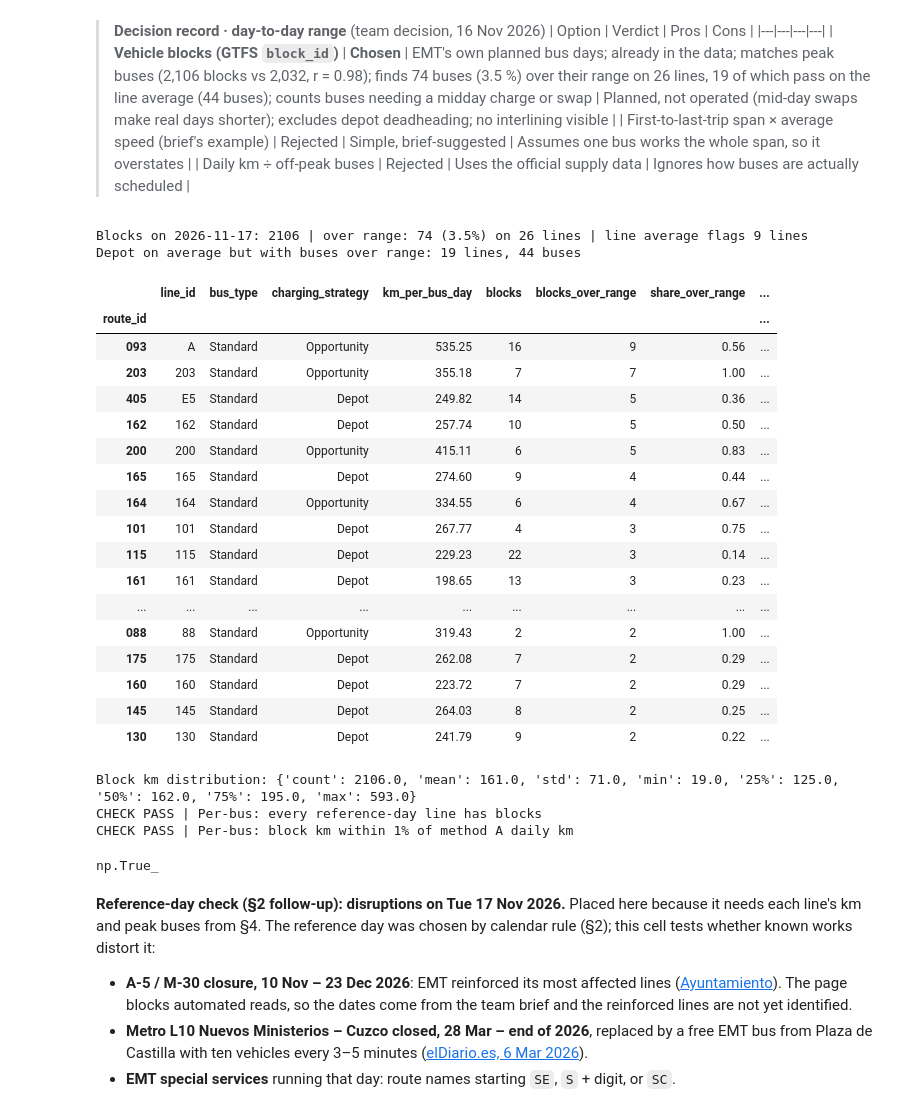
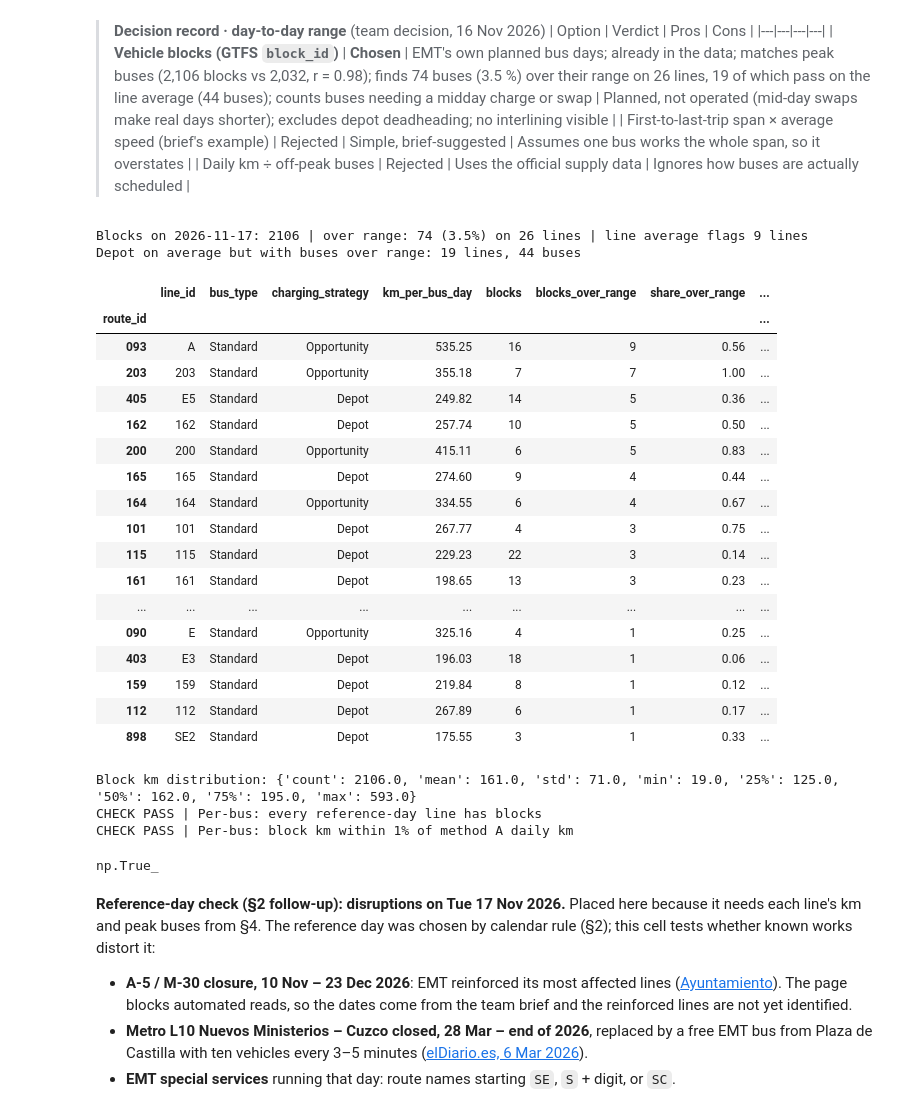
Before and after one commit to ella-garcia/madrid-bus-electrification, a Jupyter notebook: notebooks/01_Madrid_Electrification_Main.ipynb, the cells around one changed output. Drawn from its saved outputs; the diff is of its cells as text; code cells hidden in the pictures.

```diff
--- a/notebooks/01_Madrid_Electrification_Main.ipynb
+++ b/notebooks/01_Madrid_Electrification_Main.ipynb
@@ -1008,39 +1006,39 @@ per_line = blk.groupby("route_id").agg(blocks=("block_id", "count"), blocks_over
                                        longest_block_km=("block_km", "max"), median_block_km=("block_km", "median"))
 per_line["share_over_range"] = per_line.blocks_over_range / per_line.blocks
 per_line = line_table[["line_id", "bus_type", "km_per_bus_day", "charging_strategy"]].join(per_line)
 
 hidden = per_line[(per_line.charging_strategy == "Depot") & (per_line.blocks_over_range > 0)]
 print(f"Blocks on {REF_DATE}: {len(blk)} | over range: {int(blk.over_range.sum())} ({blk.over_range.mean():.1%}) on "
       f"{(per_line.blocks_over_range > 0).sum()} lines | line average flags {(line_table.charging_strategy != 'Depot').sum()} lines")
 print(f"Depot on average but with buses over range: {len(hidden)} lines, {int(hidden.blocks_over_range.sum())} buses")
 display(per_line[per_line.blocks_over_range > 0].sort_values("blocks_over_range", ascending=False)
         [["line_id", "bus_type", "charging_strategy", "km_per_bus_day", "blocks", "blocks_over_range",
-          "share_over_range", "median_block_km", "longest_block_km"]].round(2).head(20))
+          "share_over_range", "median_block_km", "longest_block_km"]].round(2))   # all lines (B7)
 print("Block km distribution:", blk.block_km.describe().round(0).to_dict())
 check("Per-bus: every reference-day line has blocks", per_line.blocks.notna().all())
 check("Per-bus: block km within 1% of method A daily km", abs(blk.block_km.sum() / daily_km_A.sum() - 1) <= 0.01)
 # Deadheading sensitivity: §5, once each line has a depot. The over-range count is listed in §8 as a capex exclusion.
 # %% [output]
 Blocks on 2026-11-17: 2106 | over range: 74 (3.5%) on 26 lines | line average flags 9 lines
 Depot on average but with buses over range: 19 lines, 44 buses
 |  | line_id | bus_type | charging_strategy | km_per_bus_day | blocks | blocks_over_range | share_over_range | ... |
 | route_id |  |  |  |  |  |  |  | ... |
 | 093 | A | Standard | Opportunity | 535.25 | 16 | 9 | 0.56 | ... |
 | 203 | 203 | Standard | Opportunity | 355.18 | 7 | 7 | 1.00 | ... |
 | 405 | E5 | Standard | Depot | 249.82 | 14 | 5 | 0.36 | ... |
 | 162 | 162 | Standard | Depot | 257.74 | 10 | 5 | 0.50 | ... |
 | 200 | 200 | Standard | Opportunity | 415.11 | 6 | 5 | 0.83 | ... |
 | 165 | 165 | Standard | Depot | 274.60 | 9 | 4 | 0.44 | ... |
 | 164 | 164 | Standard | Opportunity | 334.55 | 6 | 4 | 0.67 | ... |
 | 101 | 101 | Standard | Depot | 267.77 | 4 | 3 | 0.75 | ... |
 | 115 | 115 | Standard | Depot | 229.23 | 22 | 3 | 0.14 | ... |
 | 161 | 161 | Standard | Depot | 198.65 | 13 | 3 | 0.23 | ... |
 | ... | ... | ... | ... | ... | ... | ... | ... | ... |
-| 088 | 88 | Standard | Opportunity | 319.43 | 2 | 2 | 1.00 | ... |
-| 175 | 175 | Standard | Depot | 262.08 | 7 | 2 | 0.29 | ... |
-| 160 | 160 | Standard | Depot | 223.72 | 7 | 2 | 0.29 | ... |
-| 145 | 145 | Standard | Depot | 264.03 | 8 | 2 | 0.25 | ... |
-| 130 | 130 | Standard | Depot | 241.79 | 9 | 2 | 0.22 | ... |
+| 090 | E | Standard | Opportunity | 325.16 | 4 | 1 | 0.25 | ... |
+| 403 | E3 | Standard | Depot | 196.03 | 18 | 1 | 0.06 | ... |
+| 159 | 159 | Standard | Depot | 219.84 | 8 | 1 | 0.12 | ... |
+| 112 | 112 | Standard | Depot | 267.89 | 6 | 1 | 0.17 | ... |
+| 898 | SE2 | Standard | Depot | 175.55 | 3 | 1 | 0.33 | ... |
 Block km distribution: {'count': 2106.0, 'mean': 161.0, 'std': 71.0, 'min': 19.0, '25%': 125.0, '50%': 162.0, '75%': 195.0, 'max': 593.0}
 CHECK PASS | Per-bus: every reference-day line has blocks
 CHECK PASS | Per-bus: block km within 1% of method A daily km
```
Also changed, not shown: parts of 3 cells of this notebook, 7 other files.
